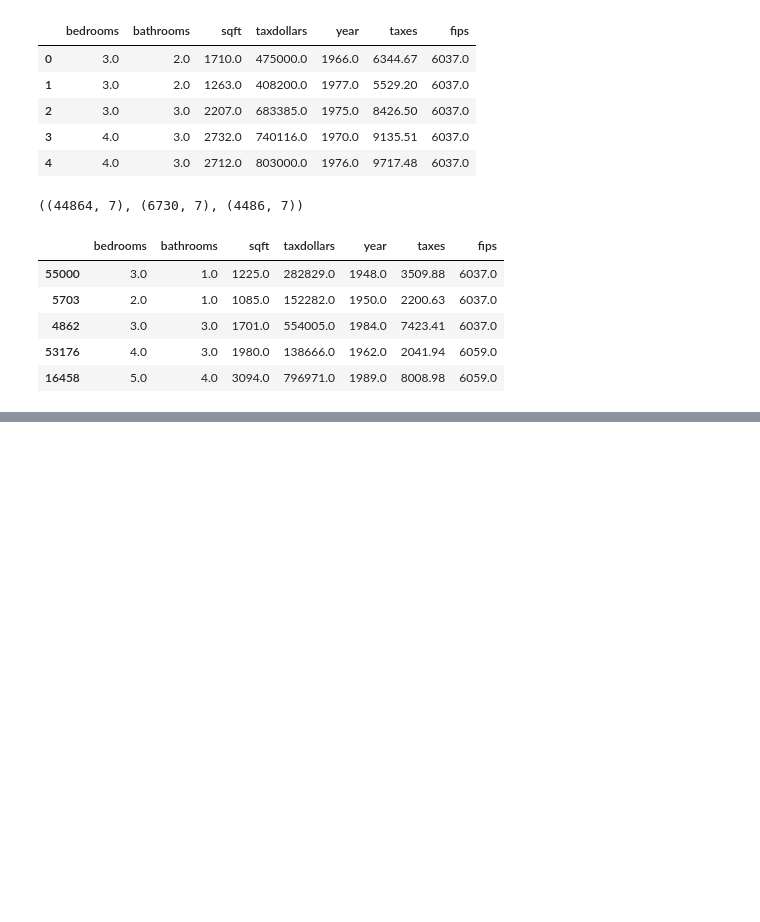
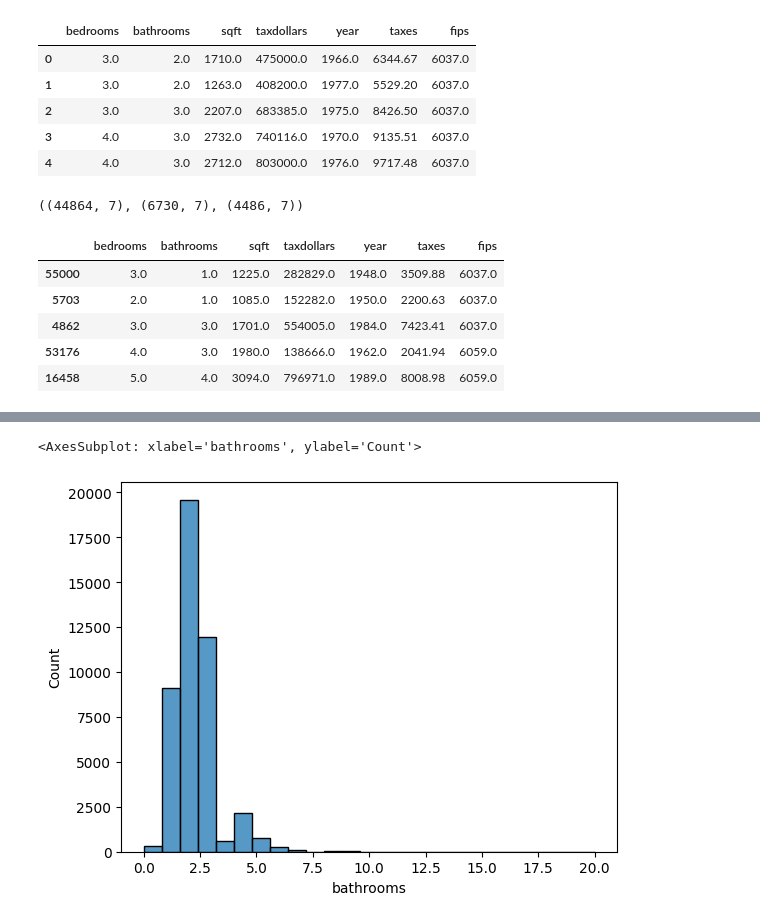
Before and after one commit to jacobpanyathong1/regression-exercises, a Jupyter notebook: scaling.ipynb, the cells around one changed output, grey strips where cells are left out. Saved outputs shown, nothing was run; the diff lists cells and outputs as text; code cells hidden in the pictures; blank space fills up the shorter version.

```diff
--- a/scaling.ipynb
+++ b/scaling.ipynb
@@ -139,0 +213,5 @@ w.rs_formula(train)
+# %%
+sns.histplot(qt, x=x_train['bathrooms'], bins=25)
+# %% [output]
+<AxesSubplot: xlabel='bathrooms', ylabel='Count'>
+[figure, added]
```
Also changed, not shown: parts of 29 cells of this notebook.
